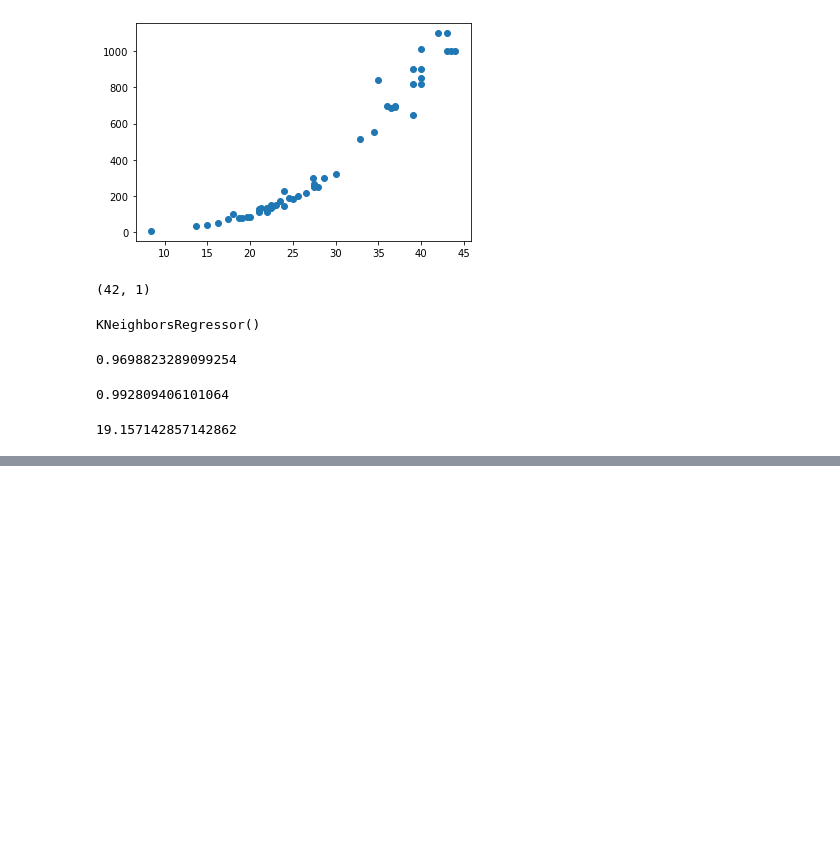
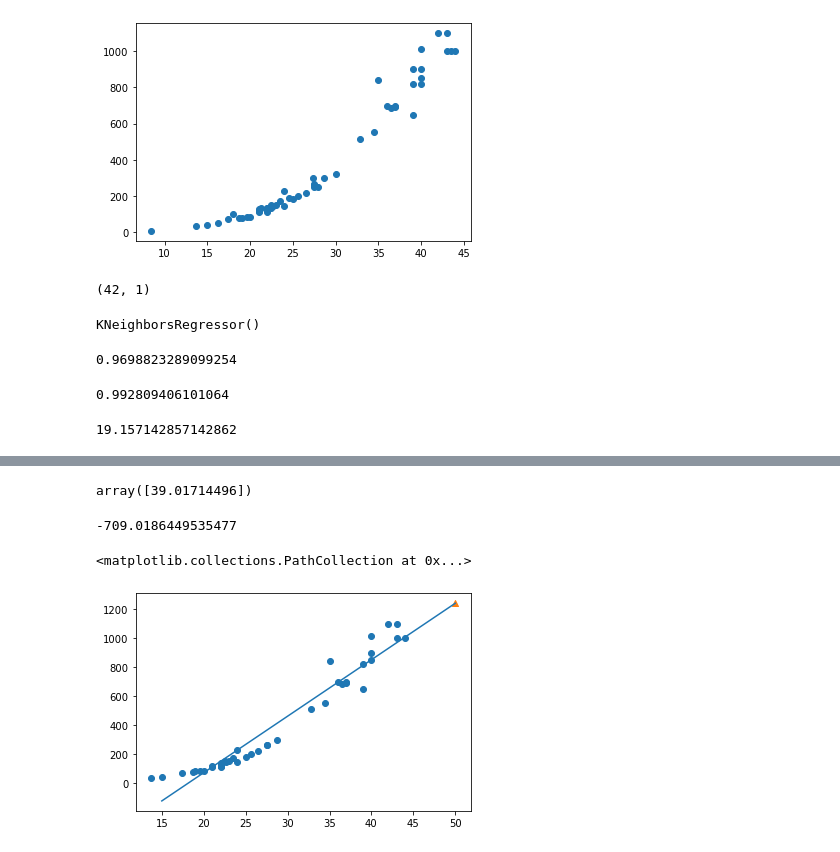
Before and after one commit to 0looo/Bigdata_python, a Jupyter notebook: machine_learning/혼자하는 머신러닝딥러닝/ch3.ipynb, the cells around one changed output, grey strips where cells are left out. Drawn from its saved outputs; the diff is of its cells as text; code cells hidden in the pictures; blank space fills up the shorter version.

```diff
--- a/machine_learning/혼자하는 머신러닝딥러닝/ch3.ipynb
+++ b/machine_learning/혼자하는 머신러닝딥러닝/ch3.ipynb
@@ -63,0 +111,17 @@ mae
+# %%
+# 계수
+lr.coef_
+# %% [output]
+array([39.01714496])
+# %%
+# y절편
+lr.intercept_
+# %% [output]
+-709.0186449535477
+# %%
+plt.scatter(train_input, train_target)
+plt.plot([15,50], [15*lr.coef_+ lr.intercept_, 50*lr.coef_+ lr.intercept_])
+plt.scatter(50, 1241.8, marker='^')
+# %% [output]
+<matplotlib.collections.PathCollection at 0x...>
+[figure, added]
```
Also changed, not shown: parts of 14 cells of this notebook.
